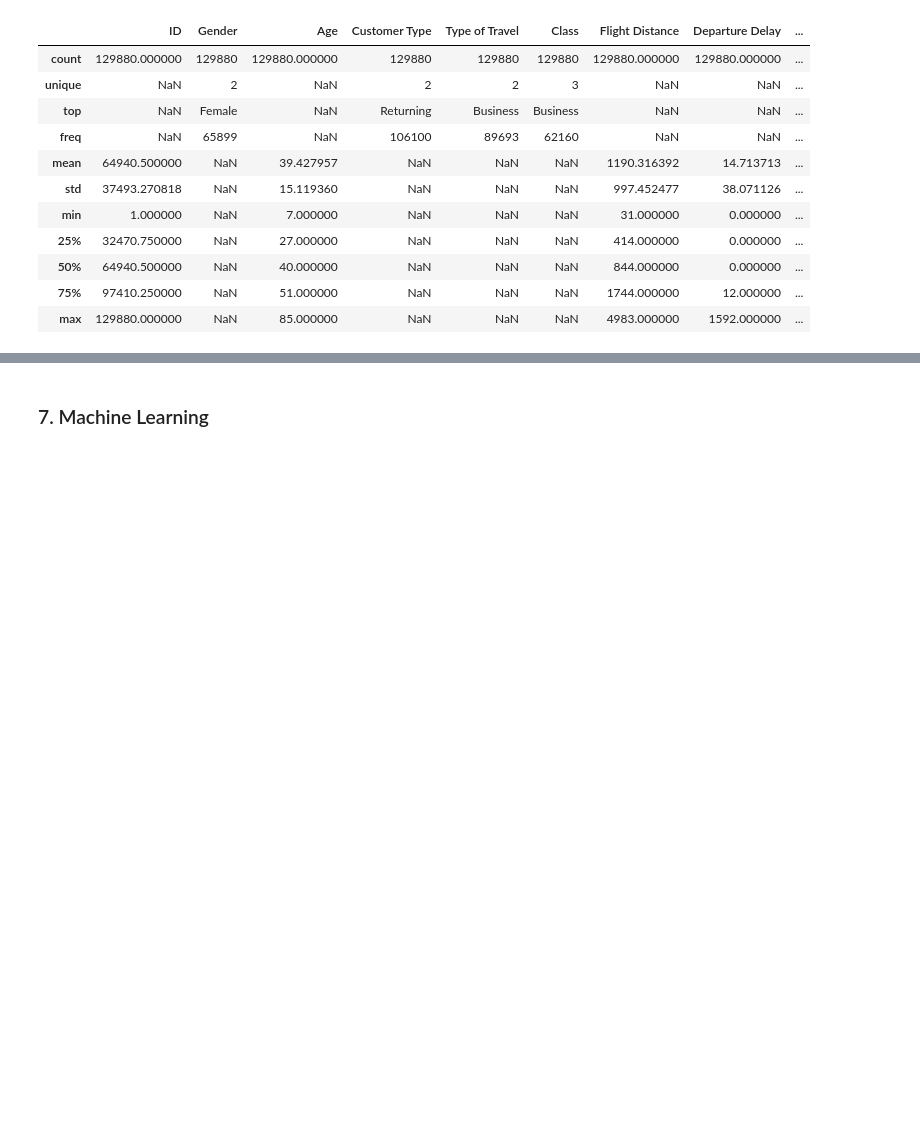
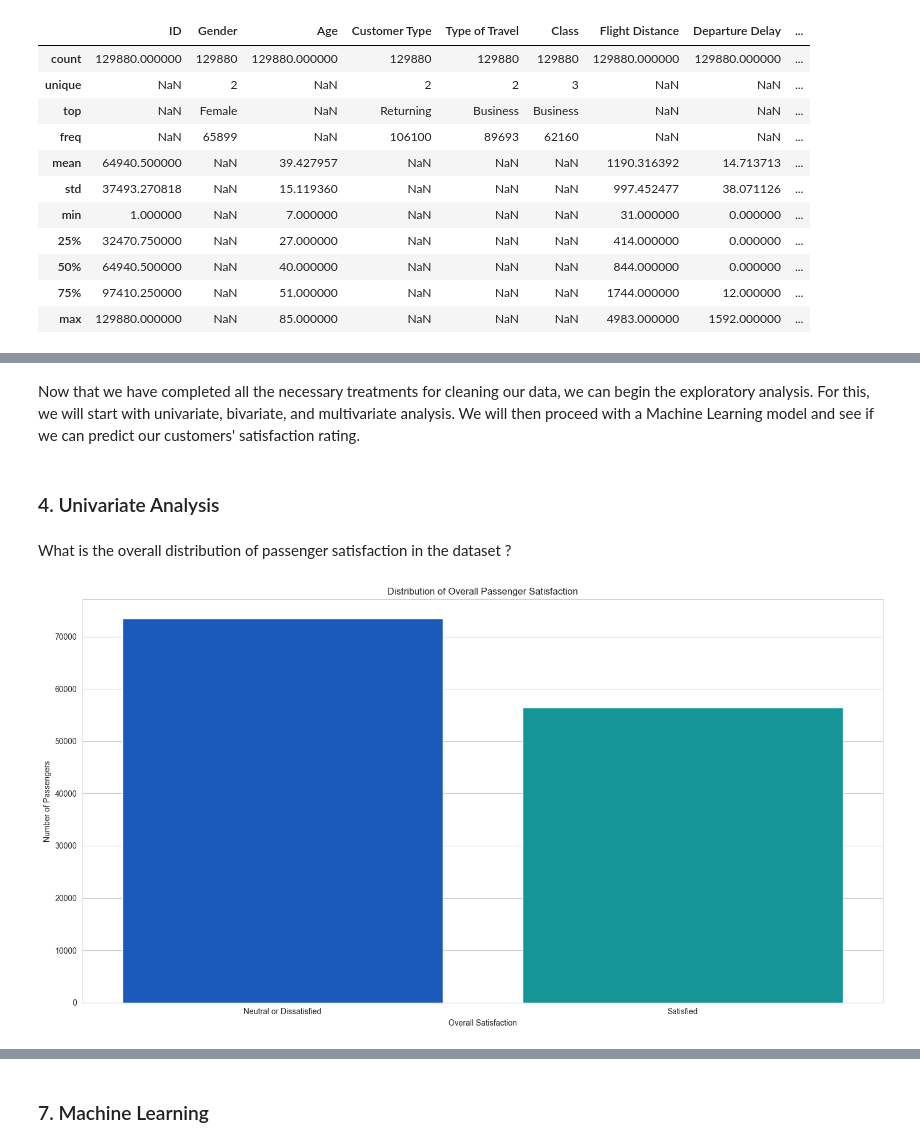
Before and after one commit to ArvindB75/Project-2-Maven-Airline-Challenge, a Jupyter notebook: Maven_Airlines_Challenge.ipynb, the cells around one changed output, grey strips where cells are left out. Saved outputs shown, nothing was run; the diff lists cells and outputs as text; code cells hidden in the pictures; blank space fills up the shorter version.

```diff
--- a/Maven_Airlines_Challenge.ipynb
+++ b/Maven_Airlines_Challenge.ipynb
@@ -529,0 +102,18 @@ Les retards au départ et à l'arrivée, ainsi que la "Gate Location", ont une c
+# %%
+# Handling Missing Values
+
+for column in df.columns:
+
+    # If the column is of numerical type, fill missing values with the median
+
+    if df[column].dtype == 'float64' or df[column].dtype == 'int64':
+        df[column].fillna(df[column].median(), inplace=True)
+
+    # If the column is of categorical (object) type, fill missing values with the most frequent value
+
+    elif df[column].dtype == 'object':
+        mode_column = df[column].mode().iloc[0]
+        df[column].fillna(mode_column, inplace=True)
+
+
+print("Number of Remaining Missing Values :", df.isnull().sum())
@@ -529,0 +199,18 @@ Les retards au départ et à l'arrivée, ainsi que la "Gate Location", ont une c
+# %% [markdown]
+Now that we have completed all the necessary treatments for cleaning our data, we can begin the exploratory analysis. For this, we will start with univariate, bivariate, and multivariate analysis. We will then proceed with a Machine Learning model and see if we can predict our customers' satisfaction rating.
+# %% [markdown]
+### 4. Univariate Analysis
+# %% [markdown]
+What is the overall distribution of passenger satisfaction in the dataset ?
+# %%
+# Plot the distribution of overall passenger satisfaction
+
+plt.figure(figsize = (15, 8))
+sns.countplot(x = 'Satisfaction', data = df, palette = 'winter')
+plt.title('Distribution of Overall Passenger Satisfaction')
+plt.xlabel('Overall Satisfaction')
+plt.ylabel('Number of Passengers')
+plt.tight_layout()
+plt.show()
+# %% [output]
+[figure, added]
```
Also changed, not shown: parts of 137 cells of this notebook.
